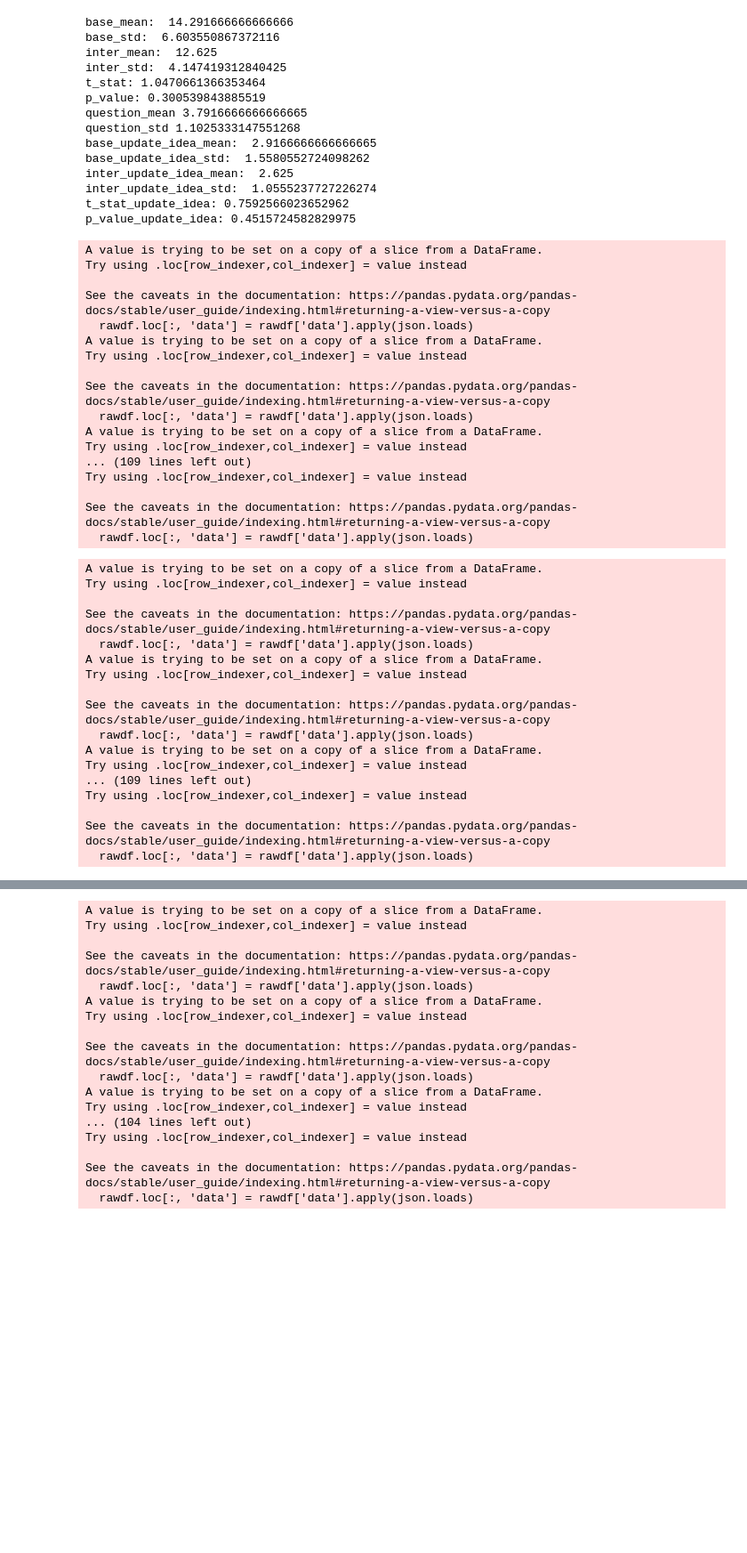
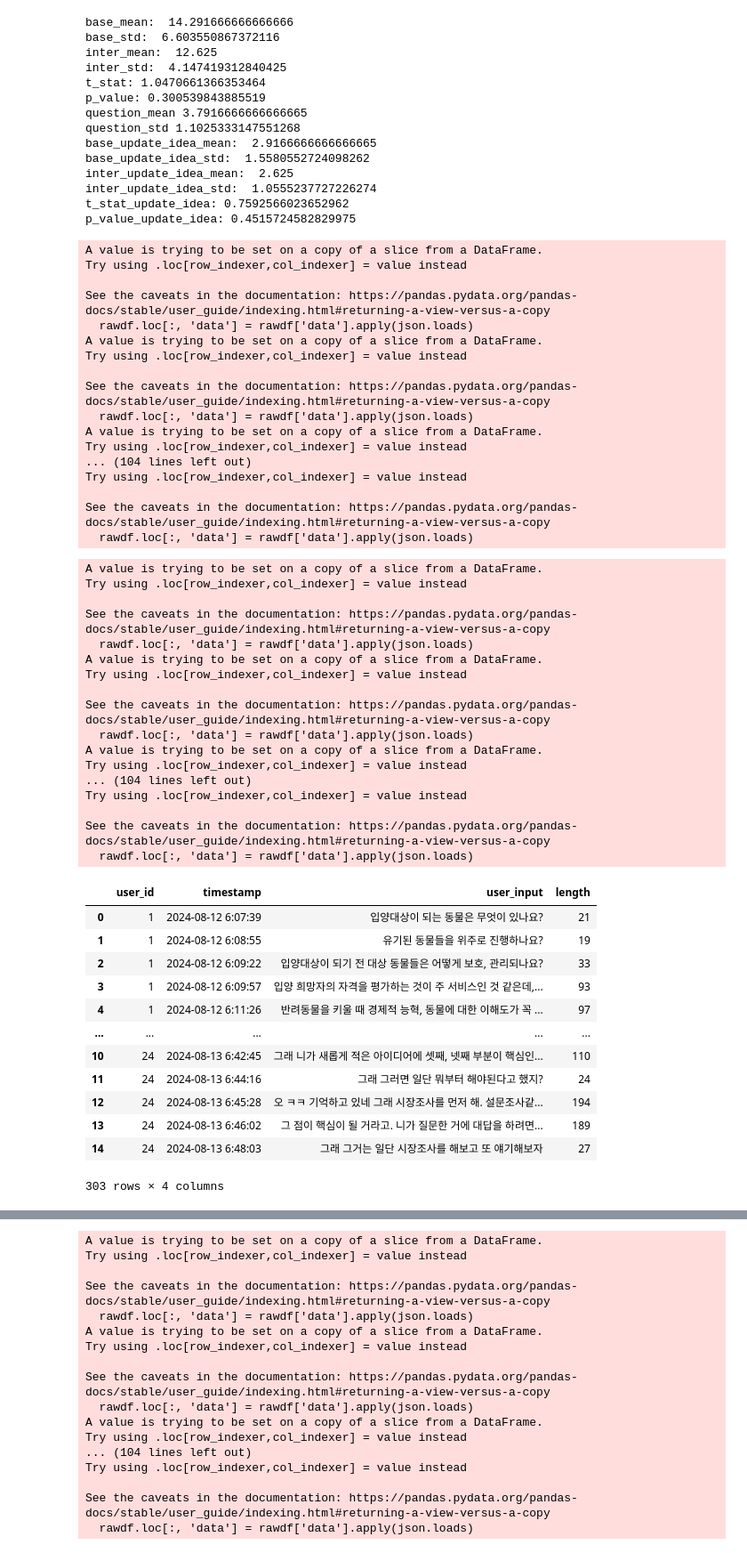
Before and after one commit to Hyunseung-Lim/DesignQuestioning, a Jupyter notebook: analysis/survey_analysis.ipynb, the cells around one changed output, grey strips where cells are left out. Shown: that part at 89% size. Cells and saved outputs as stored; diff of their text form; code cells hidden in the pictures; blank space fills up the shorter version.

```diff
--- a/analysis/survey_analysis.ipynb
+++ b/analysis/survey_analysis.ipynb
@@ -587,7 +587,6 @@ base_input = base_input.append(convert_input_only(p16_base))
 base_input = base_input.append(convert_input_only(p17_base))
 base_input = base_input.append(convert_input_only(p18_base))
 base_input = base_input.append(convert_input_only(p19_base))
-base_input = base_input.append(convert_input_only(p10_base))
 base_input = base_input.append(convert_input_only(p20_base))
 base_input = base_input.append(convert_input_only(p21_base))
 base_input = base_input.append(convert_input_only(p22_base))
@@ -606,7 +605,7 @@ See the caveats in the documentation: https://pandas.pydata.org/pandas-docs/stab
   rawdf.loc[:, 'data'] = rawdf['data'].apply(json.loads)
 A value is trying to be set on a copy of a slice from a DataFrame.
 Try using .loc[row_indexer,col_indexer] = value instead
-... (109 lines left out)
+... (104 lines left out)
 Try using .loc[row_indexer,col_indexer] = value instead
 
 See the caveats in the documentation: https://pandas.pydata.org/pandas-docs/stable/user_guide/indexing.html#returning-a-view-versus-a-copy
@@ -626,35 +625,49 @@ inter_input = inter_input.append(convert_input_only(p11_inter))
 inter_input = inter_input.append(convert_input_only(p12_inter))
 inter_input = inter_input.append(convert_input_only(p13_inter))
 inter_input = inter_input.append(convert_input_only(p14_inter))
 inter_input = inter_input.append(convert_input_only(p15_inter))
 inter_input = inter_input.append(convert_input_only(p16_inter))
 inter_input = inter_input.append(convert_input_only(p17_inter))
 inter_input = inter_input.append(convert_input_only(p18_inter))
 inter_input = inter_input.append(convert_input_only(p19_inter))
-inter_input = inter_input.append(convert_input_only(p10_inter))
 inter_input = inter_input.append(convert_input_only(p20_inter))
 inter_input = inter_input.append(convert_input_only(p21_inter))
 inter_input = inter_input.append(convert_input_only(p22_inter))
 inter_input = inter_input.append(convert_input_only(p23_inter))
 inter_input = inter_input.append(convert_input_only(p24_inter))
+
+inter_input
 # %% [output]
 A value is trying to be set on a copy of a slice from a DataFrame.
 Try using .loc[row_indexer,col_indexer] = value instead
 
 See the caveats in the documentation: https://pandas.pydata.org/pandas-docs/stable/user_guide/indexing.html#returning-a-view-versus-a-copy
   rawdf.loc[:, 'data'] = rawdf['data'].apply(json.loads)
 A value is trying to be set on a copy of a slice from a DataFrame.
 Try using .loc[row_indexer,col_indexer] = value instead
 
 See the caveats in the documentation: https://pandas.pydata.org/pandas-docs/stable/user_guide/indexing.html#returning-a-view-versus-a-copy
   rawdf.loc[:, 'data'] = rawdf['data'].apply(json.loads)
 A value is trying to be set on a copy of a slice from a DataFrame.
 Try using .loc[row_indexer,col_indexer] = value instead
-... (109 lines left out)
+... (104 lines left out)
 Try using .loc[row_indexer,col_indexer] = value instead
 
 See the caveats in the documentation: https://pandas.pydata.org/pandas-docs/stable/user_guide/indexing.html#returning-a-view-versus-a-copy
   rawdf.loc[:, 'data'] = rawdf['data'].apply(json.loads)
+|  | user_id | timestamp | user_input | length |
+| 0 | 1 | 2024-08-12 6:07:39 | 입양대상이 되는 동물은 무엇이 있나요? | 21 |
+| 1 | 1 | 2024-08-12 6:08:55 | 유기된 동물들을 위주로 진행하나요? | 19 |
+| 2 | 1 | 2024-08-12 6:09:22 | 입양대상이 되기 전 대상 동물들은 어떻게 보호, 관리되나요? | 33 |
+| 3 | 1 | 2024-08-12 6:09:57 | 입양 희망자의 자격을 평가하는 것이 주 서비스인 것 같은데,... | 93 |
+| 4 | 1 | 2024-08-12 6:11:26 | 반려동물을 키울 때 경제적 능혁, 동물에 대한 이해도가 꼭 ... | 97 |
+| ... | ... | ... | ... | ... |
+| 10 | 24 | 2024-08-13 6:42:45 | 그래 니가 새롭게 적은 아이디어에 셋째, 넷째 부분이 핵심인... | 110 |
+| 11 | 24 | 2024-08-13 6:44:16 | 그래 그러면 일단 뭐부터 해야된다고 했지? | 24 |
+| 12 | 24 | 2024-08-13 6:45:28 | 오 ㅋㅋ 기억하고 있네 그래 시장조사를 먼저 해. 설문조사같... | 194 |
+| 13 | 24 | 2024-08-13 6:46:02 | 그 점이 핵심이 될 거라고. 니가 질문한 거에 대답을 하려면... | 189 |
+| 14 | 24 | 2024-08-13 6:48:03 | 그래 그거는 일단 시장조사를 해보고 또 얘기해보자 | 27 |
+303 rows × 4 columns
 # %%
 base_input['length'].mean()
 base_input['length'].std()
```
Also changed, not shown: parts of 1 cell of this notebook, 3 other files.
